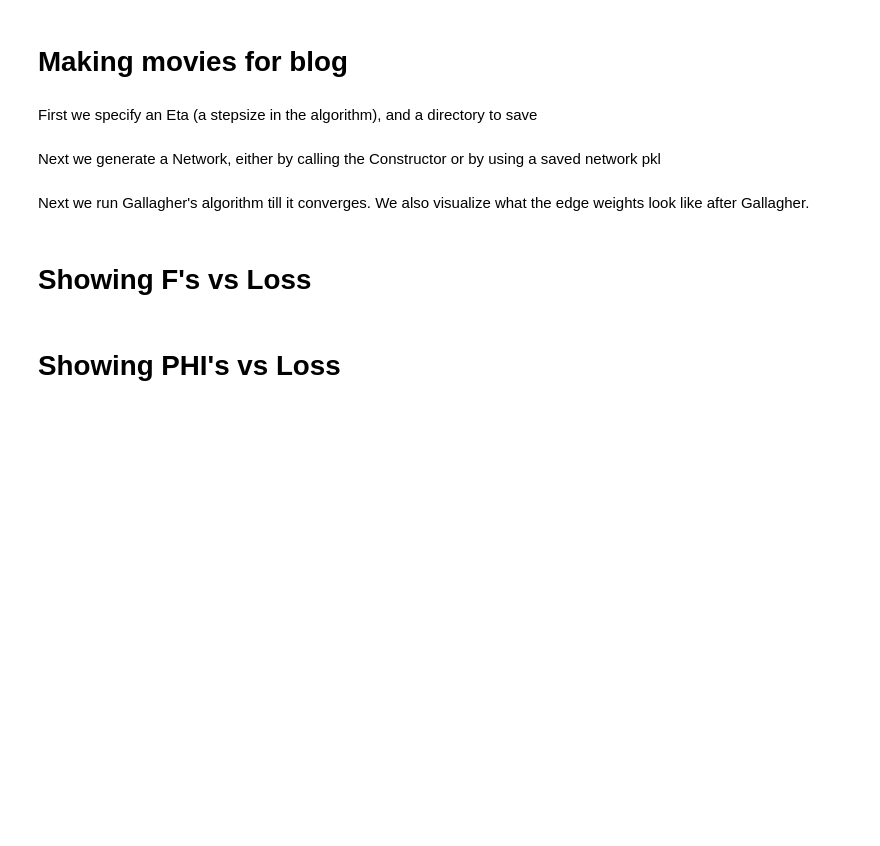
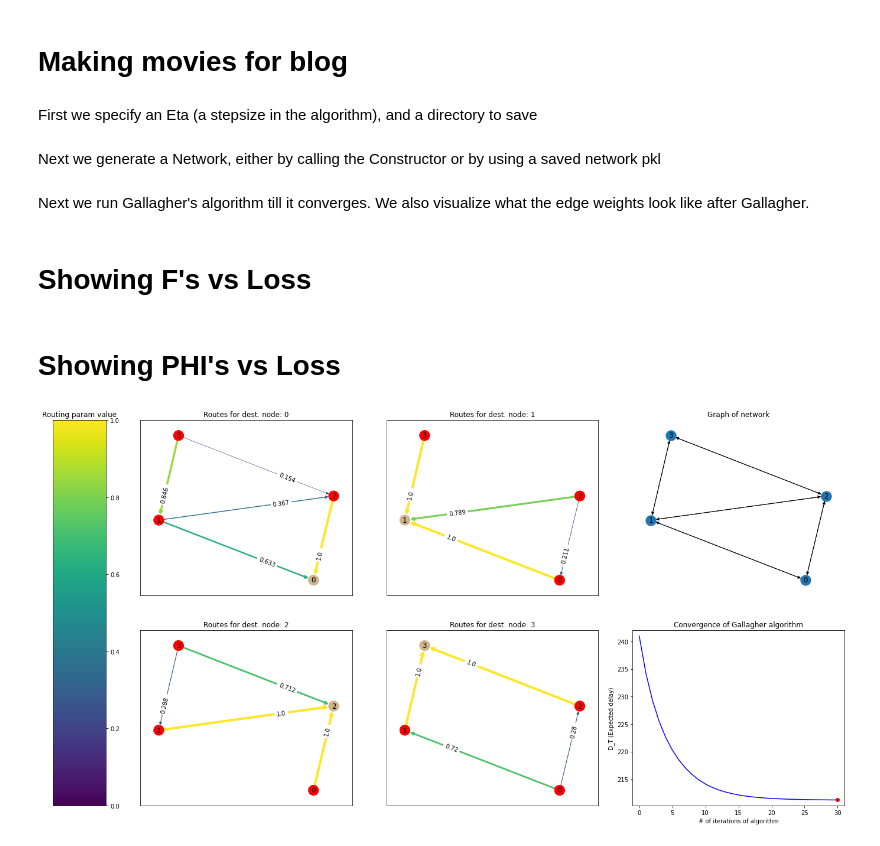
Before and after one commit to akshayyeluri/RoutingAlgos, a Jupyter notebook: make_movie.ipynb, the cells around one changed output. Saved outputs shown, nothing was run; the diff lists cells and outputs as text; code cells hidden in the pictures; blank space fills up the shorter version.

```diff
--- a/make_movie.ipynb
+++ b/make_movie.ipynb
@@ -17,7 +17,7 @@ import datetime
 # %% [markdown]
 First we specify an Eta (a stepsize in the algorithm), and a directory to save
 # %%
-eta = 0.04
+eta = 0.01
 savedir = datetime.datetime.now().strftime("%H%M%S") + "_snaps"
 os.makedirs(savedir)
 # %% [markdown]
@@ -37,7 +42,8 @@ G = netFromPickle('4_node.pkl')
 # %% [markdown]
 Next we run Gallagher's algorithm till it converges. We also visualize what the edge weights look like after Gallagher.
 # %%
-scores, phis = iterGallagher(G, nTrials=100, eta=eta, retPhi=True)
+scores, phis = iterGallagher(G, nTrials=30, eta=eta, retPhi=True)
+#scores, phis = iterAlgo(G, shortestPathsPhi, nTrials=30, retPhi=True, useCurrentF=True)
 phis = np.array(phis)
 
 fs = np.empty_like(phis[:, 0, :, :])
@@ -61,25 +67,27 @@ mapper = plt.cm.ScalarMappable(Normalize(vmin=wmin, vmax=wmax))
 for i, (s, f) in enumerate(zip(scores, fs)):
     fig, [ax1, ax2] = plt.subplots(1, 2, figsize=(12, 6))
 
+    # Convergence plot
+    ax1.set_xlim(x_lim); ax1.set_ylim(y_lim)
+    ax1.plot(x[:i+1], scores[:i+1], 'b-')
+    ax1.scatter([i], [s], c='r')
+    ax1.set_xlabel('# of iterations of algorithm'); ax1.set_ylabel('D_T (Expected delay)')
+
     # Graph viz
-    G.visualizeWithColors(ax=ax1, wMat=f, mapper=mapper, \
+    G.visualizeWithColors(ax=ax2, wMat=f, mapper=mapper, \
                           weight_min=wmin, weight_max=wmax, \
                           withLabels=True, arcEdges=False)
-    ax1.set_title('Traffic on Edges');
-    ax1.axis('off')
+    ax2.set_title('Traffic on Edges');
+    ax2.axis('off')
 
     # Colorbar
-    plt.colorbar(mappable=mapper, ax=ax1)
-
-    # Convergence plot
-    ax2.set_xlim(x_lim); ax2.set_ylim(y_lim)
-    ax2.plot(x[:i+1], scores[:i+1], 'b-')
-    ax2.scatter([i], [s], c='r')
-    ax2.set_xlabel('# of iterations of Gallagher'); ax2.set_ylabel('D_T (Expected delay)')
-
+    plt.colorbar(mappable=mapper, ax=ax2)
 
     plt.savefig(os.path.join(savedir, str(i).zfill(nDig) + '.jpg'))
     plt.close()
+# %%
+savedir = datetime.datetime.now().strftime("%H%M%S") + "_snaps"
+os.makedirs(savedir)
 # %% [markdown]
 # Showing PHI's vs Loss
 # %%
@@ -98,32 +106,34 @@ f.set_size_inches(24, 12)
 gs0 = gridspec.GridSpec(2, 4, width_ratios=(1,4,4,4), figure=f)
 phi_ax  = [f.add_subplot(gs0[i, j]) for i,j in [(0,1), (0, 2), (1, 1), (1,2)]]
 cbar_ax = f.add_subplot(gs0[:, 0])
 og_ax   = f.add_subplot(gs0[0, 3])
 plt_ax  = f.add_subplot(gs0[1, 3])
 
 # Colorbar
 plt.colorbar(mappable=mapper, cax=cbar_ax)
 cbar_ax.set_title('Routing param value')
 
 # Og Graph
 G.visualize(withEdgeTraffic=False, ax=og_ax)
 og_ax.set_title('Graph of network')
 og_ax.axis('off')
 
 for i, (s, phi) in enumerate(zip(scores, phis)):
     # Graph viz
     for j, (sub_phi, ax) in enumerate(zip(phi, phi_ax)):
         ax.clear()
         G.visualizeWithColors(ax=ax, wMat=sub_phi, withLabels=True, mapper=mapper, \
-                              weight_min=wmin, weight_max=wmax)
+                              weight_min=wmin, weight_max=wmax, dst_node=j)
         ax.set_title(f'Routes for dest. node: {j}')
 
     # Convergence plot
     plt_ax.clear()
     plt_ax.set_xlim(x_lim); plt_ax.set_ylim(y_lim);
     plt_ax.plot(x[:i+1], scores[:i+1], 'b-')
     plt_ax.scatter([i], [s], c='r')
-    plt_ax.set_xlabel('# of iterations of Gallagher'); plt_ax.set_ylabel('D_T (Expected delay)');
+    plt_ax.set_xlabel('# of iterations of algorithm'); plt_ax.set_ylabel('D_T (Expected delay)');
     plt_ax.set_title('Convergence of Gallagher algorithm')
 
     plt.savefig(os.path.join(savedir, str(i).zfill(nDig) + '.jpg'))
+# %% [output]
+[figure, added]
```
Also changed, not shown: parts of 1 cell of this notebook, 10 other files.
